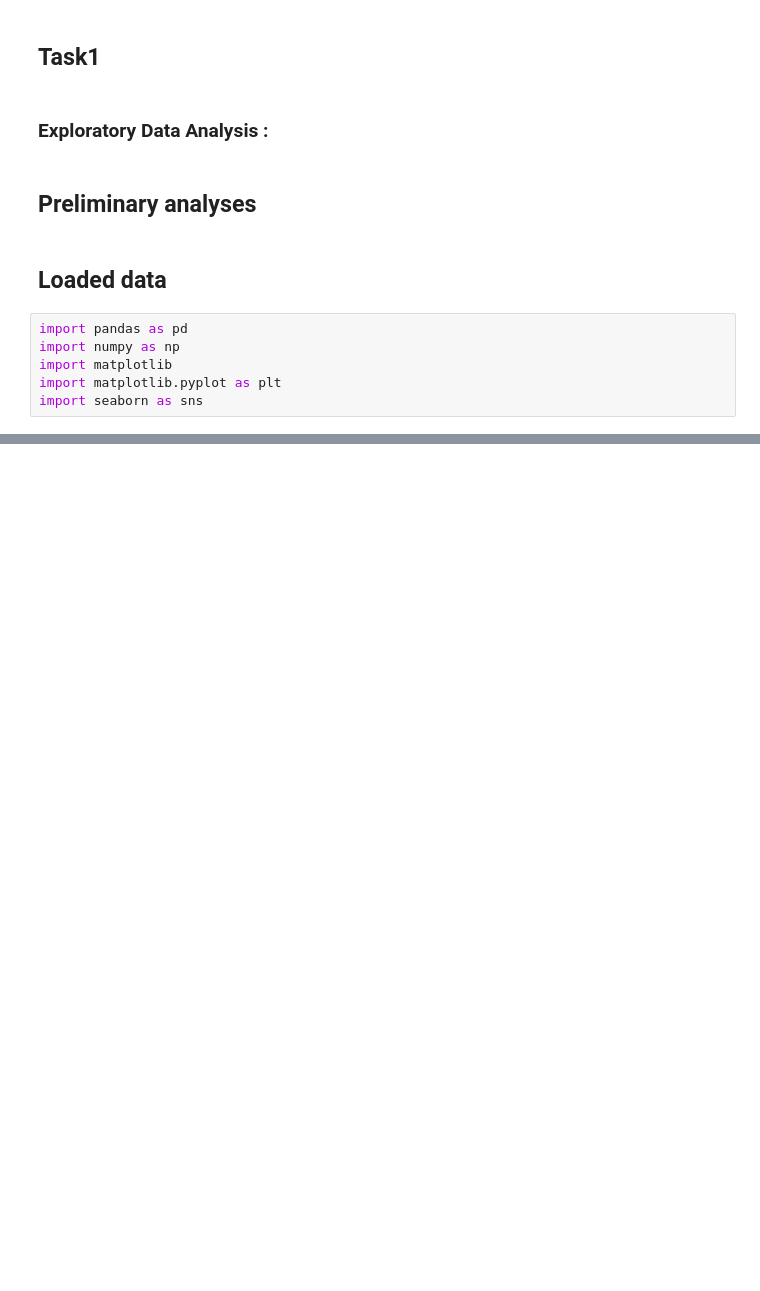
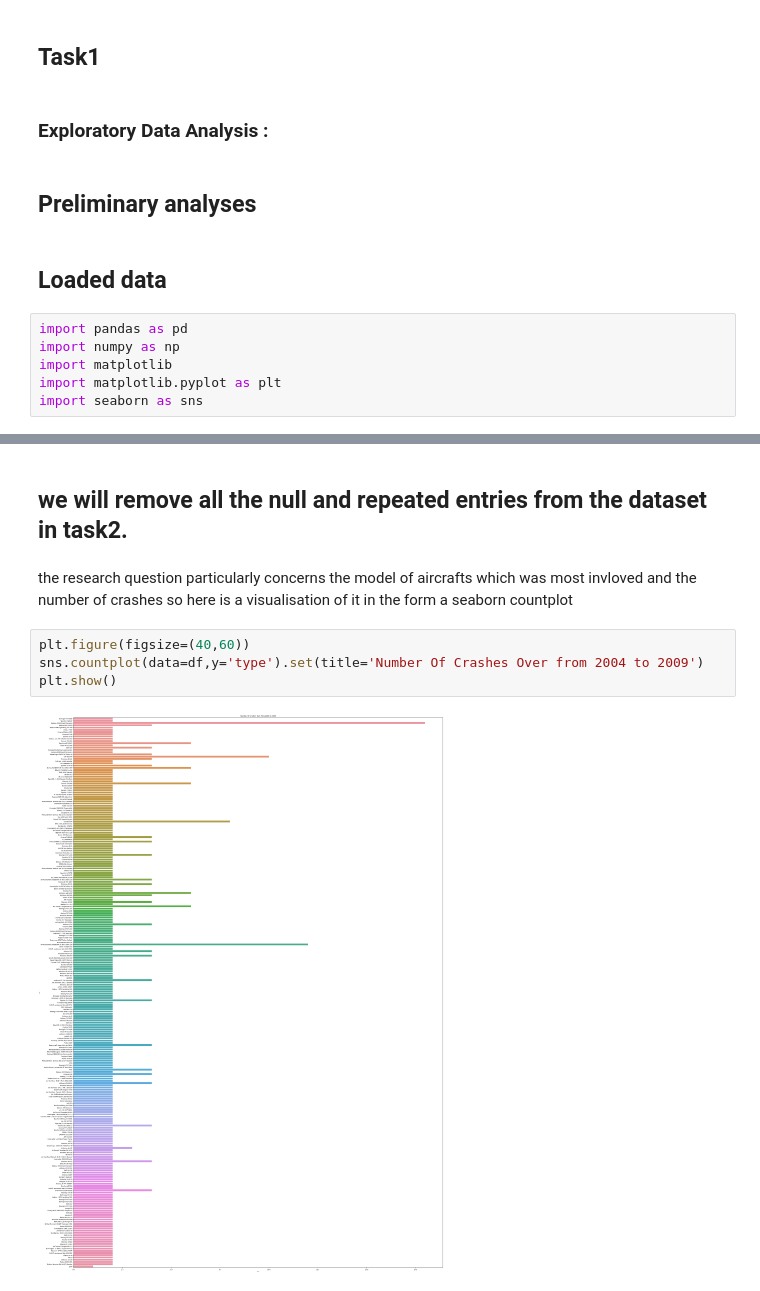
Before and after one commit to raghavbhagria/data-analysis, a Jupyter notebook: notebooks/analysis2.ipynb, the cells around one changed output, grey strips where cells are left out. Saved outputs shown, nothing was run; the diff lists cells and outputs as text; blank space fills up the shorter version.

```diff
--- a/notebooks/analysis2.ipynb
+++ b/notebooks/analysis2.ipynb
@@ -65,0 +233,11 @@ df.describe()
+# %% [markdown]
+## we will remove all the null and repeated entries from the dataset in task2.
+# %% [markdown]
+the research question particularly concerns the model of aircrafts which was most invloved and the number of crashes
+so here is a visualisation of it in the form a seaborn countplot
+# %%
+plt.figure(figsize=(40,60))
+sns.countplot(data=df,y='type').set(title='Number Of Crashes Over from 2004 to 2009')
+plt.show()
+# %% [output]
+[figure, added]
```
Also changed, not shown: parts of 26 cells of this notebook.
